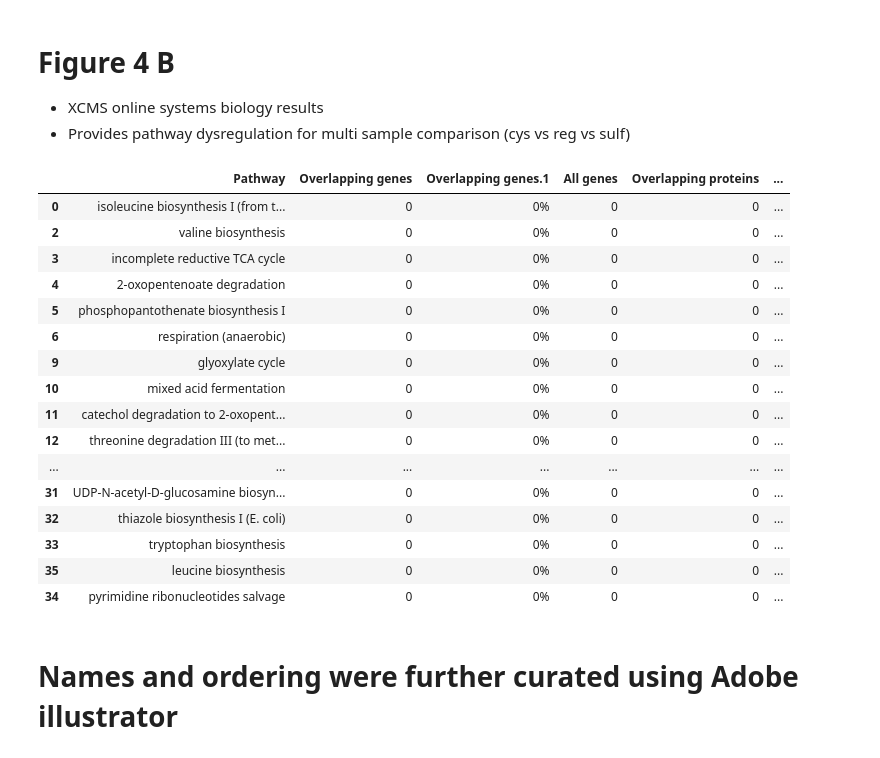
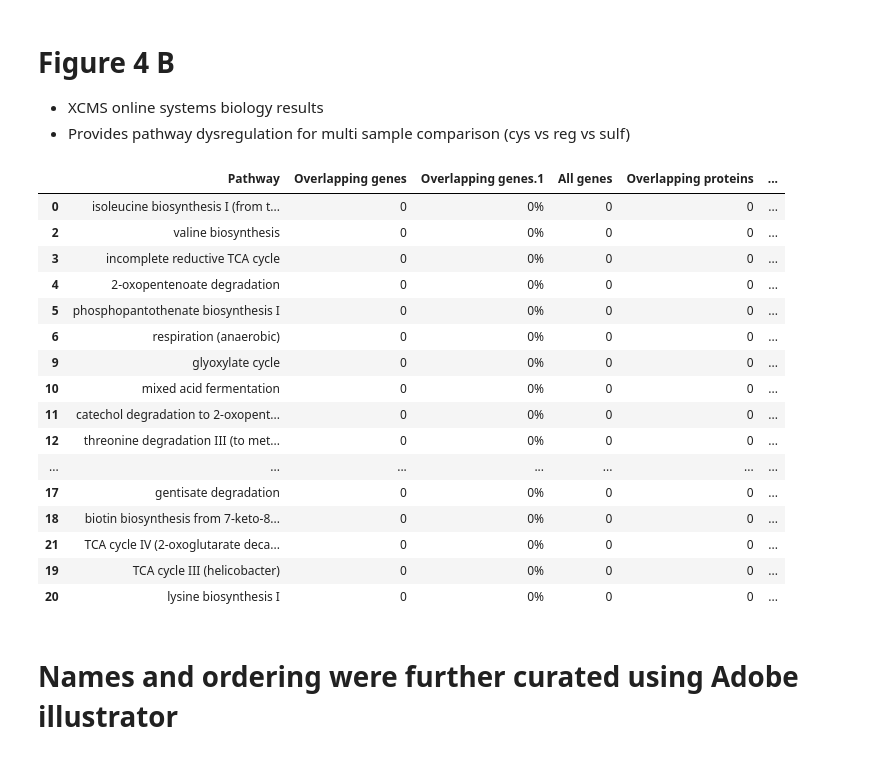
Before and after one commit to baliga-lab/Ical_S_Inhibition, a Jupyter notebook: Metabolomics.ipynb, the cells around one changed output. Saved outputs shown, nothing was run; the diff lists cells and outputs as text; code cells hidden in the pictures.

```diff
--- a/Metabolomics.ipynb
+++ b/Metabolomics.ipynb
@@ -270,30 +340,31 @@ for measure in order:
 * Provides pathway dysregulation for multi sample comparison (cys vs reg vs sulf)
 # %%
 sysbio = pd.read_csv(r'data/Untargeted_Met_SysBioRes_All.tsv',sep='\t')
-sysbio = sysbio[sysbio['p-values']<=0.05]
+sysbio = sysbio[sysbio['p-values']<=.01]
+sysbio['q-values']=multipletests(sysbio['p-values'], method='fdr_bh',alpha=0.01)[:2][1]
 sysbio['logp'] = -np.log(sysbio['p-values'])
 sysbio = sysbio[sysbio['All metabolites2*']>=4]
 sysbio['overlap'] = 100*sysbio['Overlapping putative metabolites1']/sysbio['All metabolites2*']
 sysbio = sysbio.sort_values(by=['logp','overlap'],ascending=False)
 sysbio
 # %% [output]
 |  | Pathway | Overlapping genes | Overlapping genes.1 | All genes | Overlapping proteins | ... |
 | 0 | isoleucine biosynthesis I (from t... | 0 | 0% | 0 | 0 | ... |
 | 2 | valine biosynthesis | 0 | 0% | 0 | 0 | ... |
 | 3 | incomplete reductive TCA cycle | 0 | 0% | 0 | 0 | ... |
 | 4 | 2-oxopentenoate degradation | 0 | 0% | 0 | 0 | ... |
 | 5 | phosphopantothenate biosynthesis I | 0 | 0% | 0 | 0 | ... |
 | 6 | respiration (anaerobic) | 0 | 0% | 0 | 0 | ... |
 | 9 | glyoxylate cycle | 0 | 0% | 0 | 0 | ... |
 | 10 | mixed acid fermentation | 0 | 0% | 0 | 0 | ... |
 | 11 | catechol degradation to 2-oxopent... | 0 | 0% | 0 | 0 | ... |
 | 12 | threonine degradation III (to met... | 0 | 0% | 0 | 0 | ... |
 | ... | ... | ... | ... | ... | ... | ... |
-| 31 | UDP-N-acetyl-D-glucosamine biosyn... | 0 | 0% | 0 | 0 | ... |
-| 32 | thiazole biosynthesis I (E. coli) | 0 | 0% | 0 | 0 | ... |
-| 33 | tryptophan biosynthesis | 0 | 0% | 0 | 0 | ... |
-| 35 | leucine biosynthesis | 0 | 0% | 0 | 0 | ... |
-| 34 | pyrimidine ribonucleotides salvage | 0 | 0% | 0 | 0 | ... |
+| 17 | gentisate degradation | 0 | 0% | 0 | 0 | ... |
+| 18 | biotin biosynthesis from 7-keto-8... | 0 | 0% | 0 | 0 | ... |
+| 21 | TCA cycle IV (2-oxoglutarate deca... | 0 | 0% | 0 | 0 | ... |
+| 19 | TCA cycle III (helicobacter) | 0 | 0% | 0 | 0 | ... |
+| 20 | lysine biosynthesis I | 0 | 0% | 0 | 0 | ... |
 # %% [markdown]
 # Names and ordering were further curated using Adobe illustrator
 # %%
```
Also changed, not shown: parts of 4 cells of this notebook, 5 other files.
